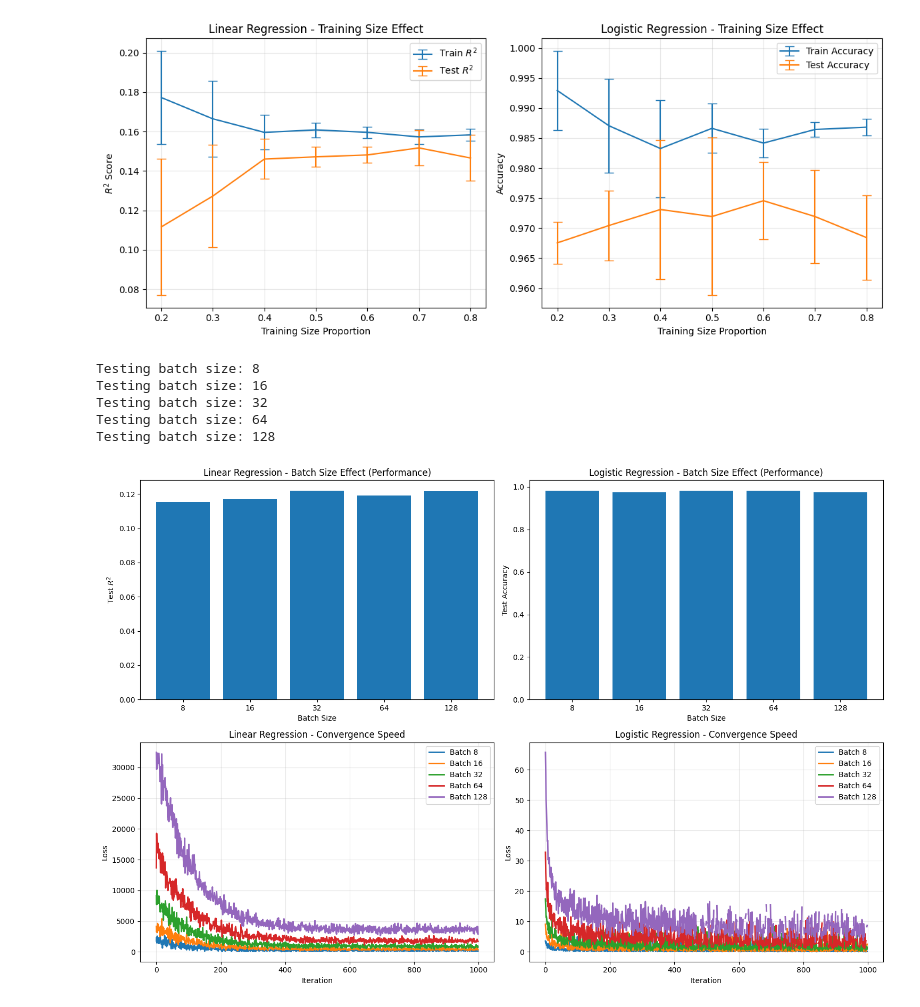
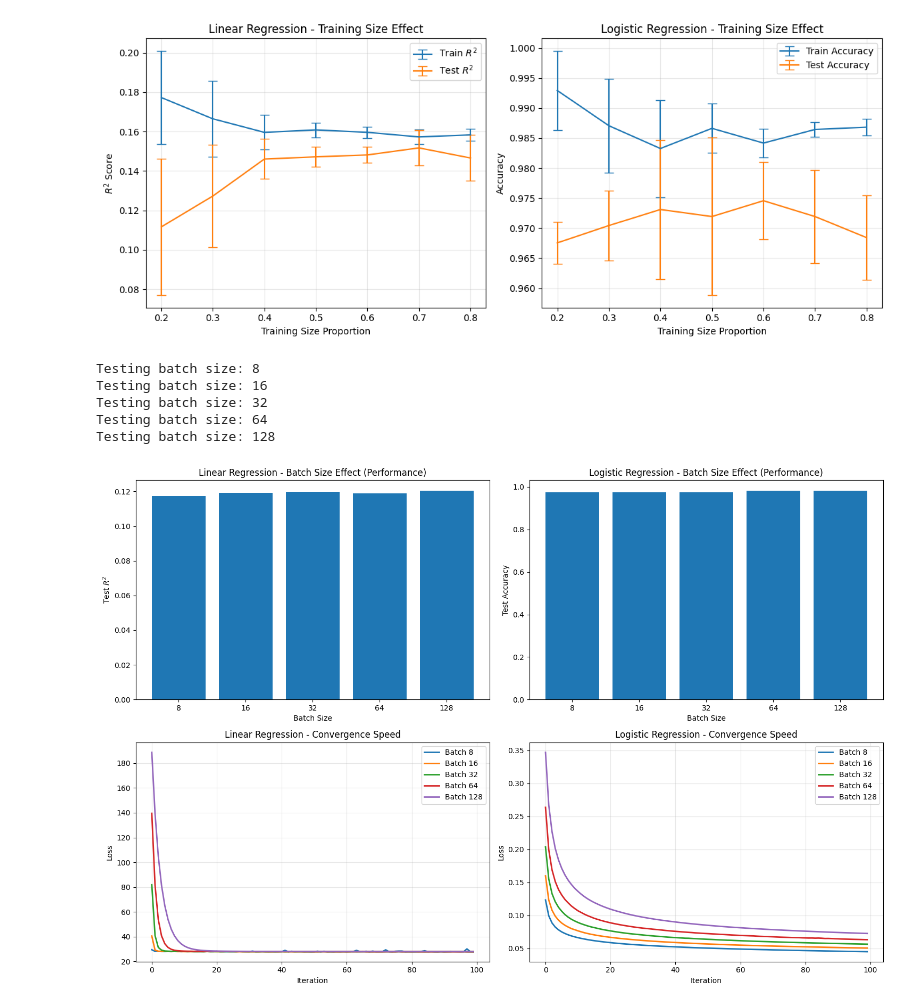
Before and after one commit to Eric3939/comp551_a1, a Jupyter notebook: main_experiments.ipynb, the cells around one changed output. Drawn from its saved outputs; the diff is of its cells as text; code cells hidden in the pictures.

Commit message:
proper batch

```diff
--- a/main_experiments.ipynb
+++ b/main_experiments.ipynb
@@ -233,7 +240,7 @@ for batch_size in batch_sizes:
     if batch_size == 'full':
         optimizer = GradientDescent(lr=0.01, max_iters=1000, record_loss=True)
     else:
-        optimizer = StochasticGradientDescent(lr=0.01, max_iters=1000, batch_size=batch_size, record_loss=True)
+        optimizer = StochasticGradientDescent(lr=0.01, max_epochs=100, batch_size=batch_size, record_loss=True)
 
     model = LinearRegression()
     model.fit_gradient_descent(X_park_train_scaled, y_park_train, optimizer)
@@ -246,7 +253,7 @@ for batch_size in batch_sizes:
     if batch_size == 'full':
         optimizer = GradientDescent(lr=0.1, max_iters=1000, record_loss=True)
     else:
-        optimizer = StochasticGradientDescent(lr=0.1, max_iters=1000, batch_size=batch_size, record_loss=True)
+        optimizer = StochasticGradientDescent(lr=0.1, max_epochs=100, batch_size=batch_size, record_loss=True)
 
     model = LogisticRegression()
     model.fit(X_wdbc_train_scaled, y_wdbc_train, optimizer)
@@ -279,34 +286,34 @@ plt.subplot(2, 2, 3)
 for i, batch_size in enumerate(batch_sizes):
     if linear_loss_histories[i]:
         plt.plot(range(len(linear_loss_histories[i])), linear_loss_histories[i],
                 label=f'Batch {batch_size}', linewidth=2)
 plt.xlabel('Iteration')
 plt.ylabel('Loss')
 plt.title('Linear Regression - Convergence Speed')
 plt.legend()
 plt.grid(True, alpha=0.3)
 
 plt.subplot(2, 2, 4)
 for i, batch_size in enumerate(batch_sizes):
     if logistic_loss_histories[i]:
         plt.plot(range(len(logistic_loss_histories[i])), logistic_loss_histories[i],
                 label=f'Batch {batch_size}', linewidth=2)
 plt.xlabel('Iteration')
 plt.ylabel('Loss')
 plt.title('Logistic Regression - Convergence Speed')
 plt.legend()
 plt.grid(True, alpha=0.3)
 
 plt.tight_layout()
 plt.savefig('figures/batch_size_effect_with_convergence.png', dpi=300, bbox_inches='tight')
 plt.show()
 # %% [output]
 Testing batch size: 8
 Testing batch size: 16
 Testing batch size: 32
 Testing batch size: 64
 Testing batch size: 128
-[figure, old version]
+[figure, new version]
 # %%
 # Learning Rate Comparison with Convergence Plots
 learning_rates = [0.001, 0.01, 0.1]
```
Also changed, not shown: parts of 4 cells of this notebook, 3 other files.
